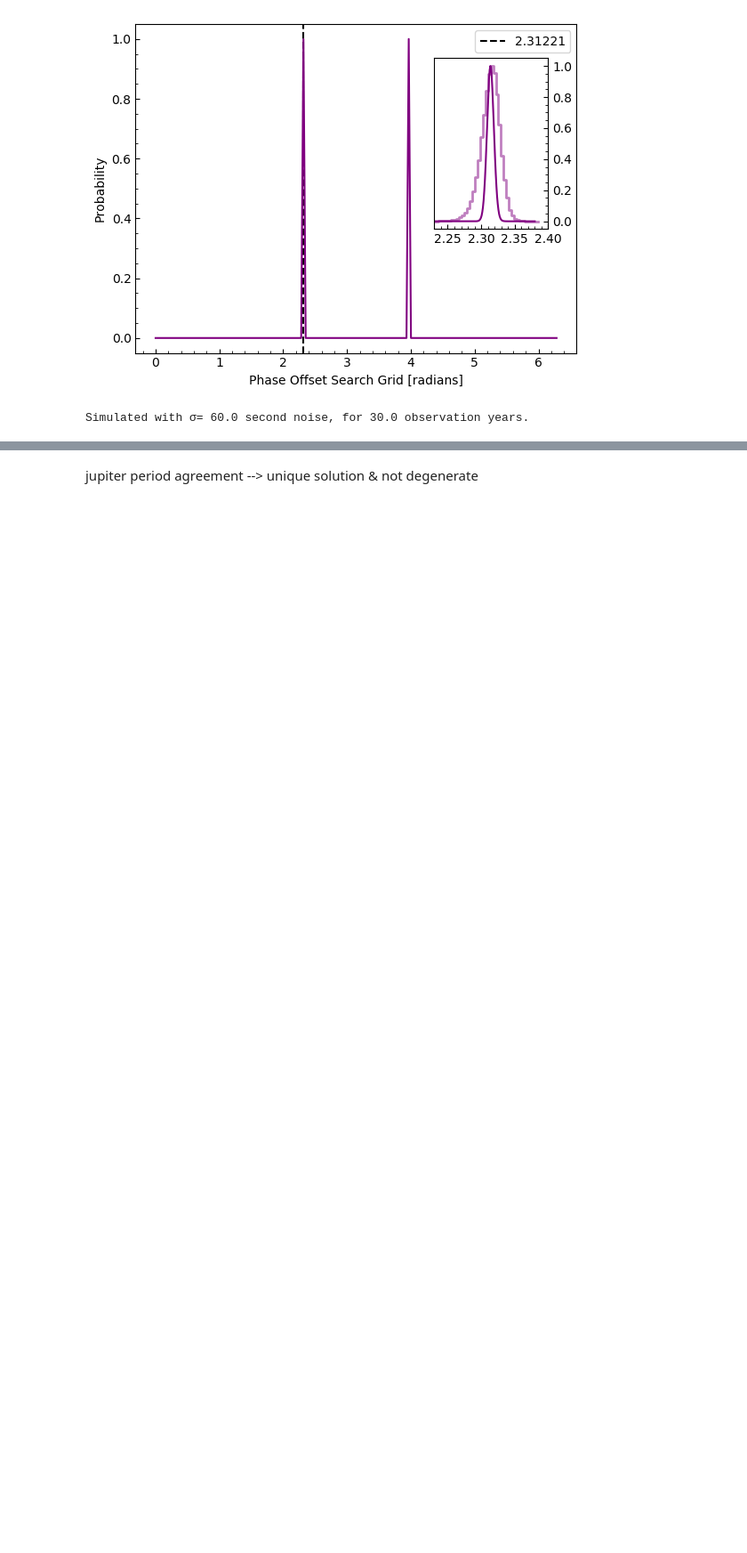
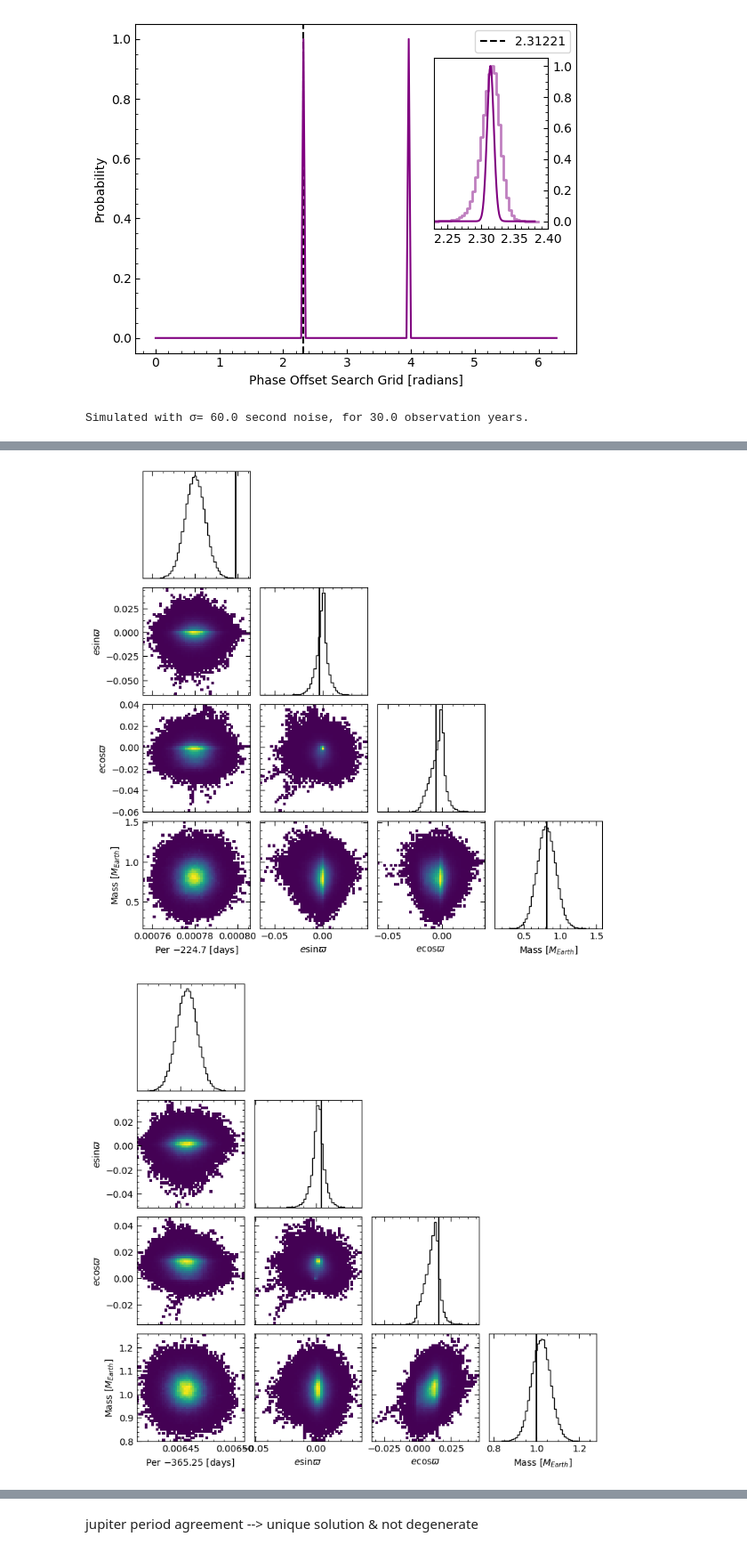
Before and after one commit to bmlindor/ttv_ss, a Jupyter notebook: test.ipynb, the cells around one changed output, grey strips where cells are left out. Shown at 89% size. Drawn from its saved outputs; the diff is of its cells as text; code cells hidden in the pictures; blank space fills up the shorter version.

```diff
--- a/test.ipynb
+++ b/test.ipynb
@@ -227,0 +206,5 @@ Simulated with σ= 60.0 second noise, for 30.0 observation years.
+# %%
+corner_planet(30.0,30.0,"no","p4",50)
+# %% [output]
+[figure, added]
+[figure, added]
```
Also changed, not shown: parts of 13 cells of this notebook, 4 other files.
